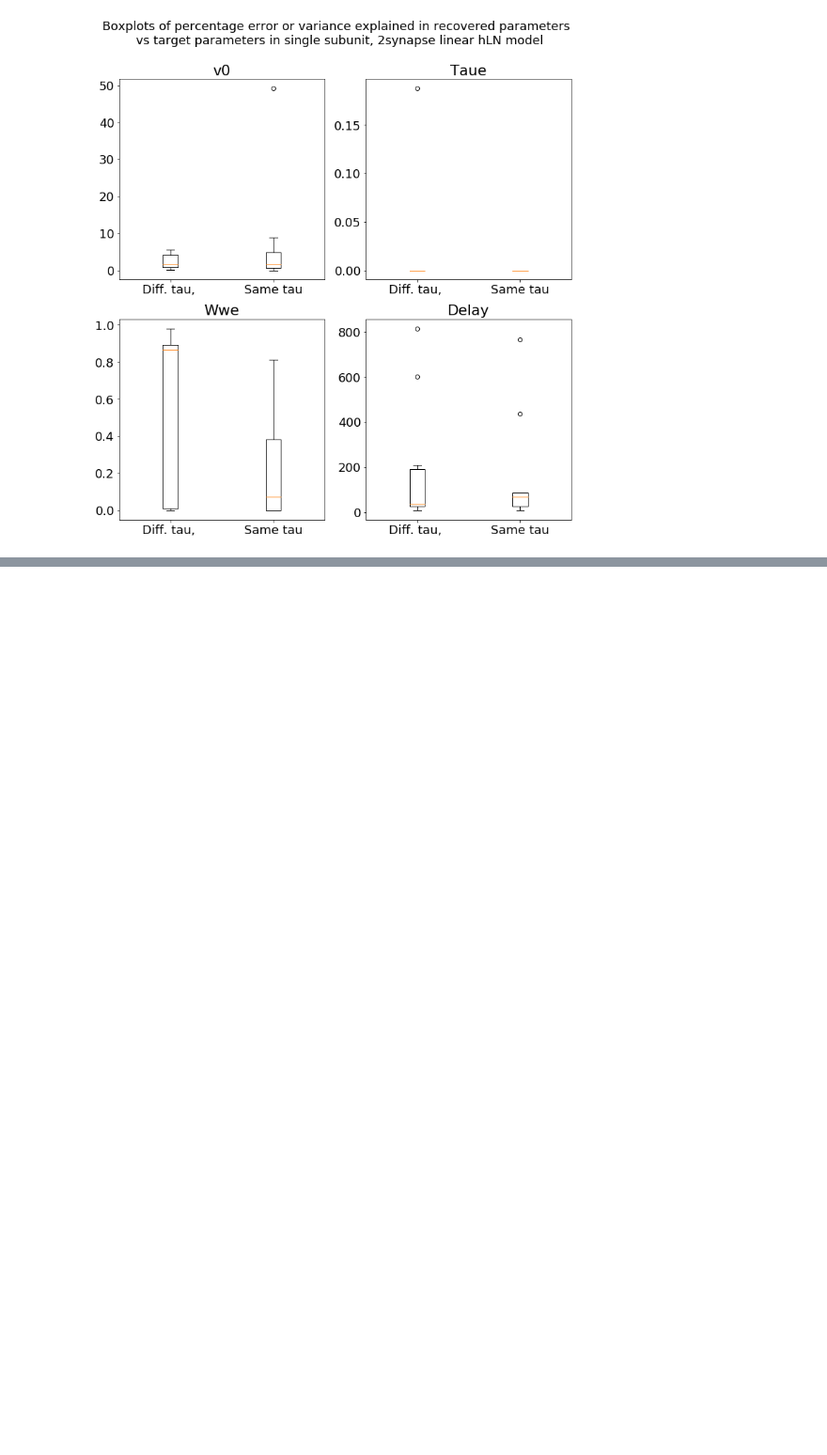
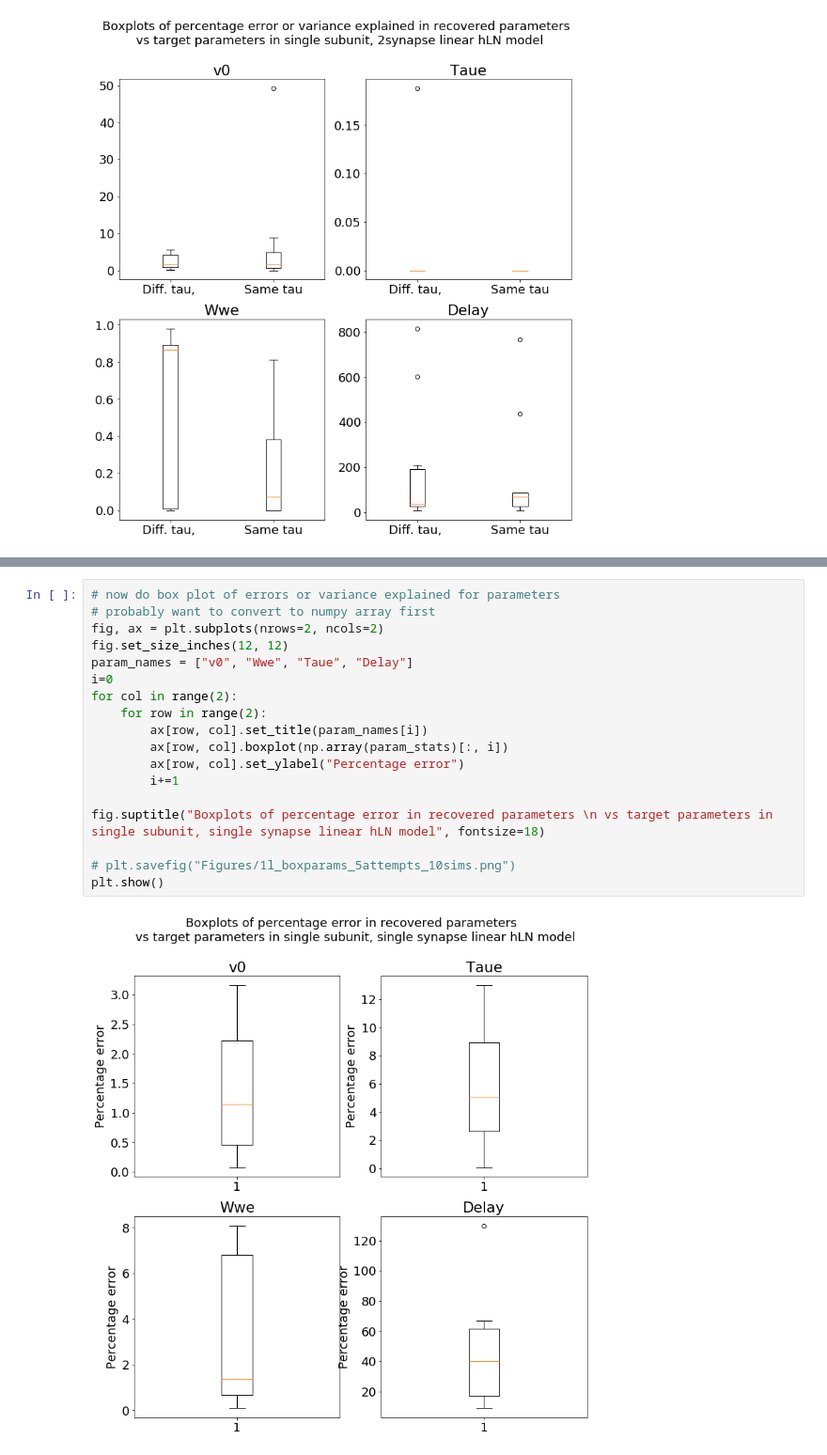
Before and after one commit to eap40/iib-neuro-proj, a Jupyter notebook: Notebooks/training_debug.ipynb, the cells around one changed output, grey strips where cells are left out. Shown at 94% size. Cells and saved outputs as stored; diff of their text form; blank space fills up the shorter version.

```diff
--- a/Notebooks/training_debug.ipynb
+++ b/Notebooks/training_debug.ipynb
@@ -1185,0 +1043,20 @@ def test_recovery(model, inputs, num_sims, enforce_params=False):
+# %%
+# now do box plot of errors or variance explained for parameters
+# probably want to convert to numpy array first
+fig, ax = plt.subplots(nrows=2, ncols=2)
+fig.set_size_inches(12, 12)
+param_names = ["v0", "Wwe", "Taue", "Delay"]
+i=0
+for col in range(2):
+    for row in range(2):
+        ax[row, col].set_title(param_names[i])
+        ax[row, col].boxplot(np.array(param_stats)[:, i])
+        ax[row, col].set_ylabel("Percentage error")
+        i+=1
+
+fig.suptitle("Boxplots of percentage error in recovered parameters \n vs target parameters in single subunit, single synapse linear hLN model", fontsize=18)
+
+# plt.savefig("Figures/1l_boxparams_5attempts_10sims.png")
+plt.show()
+# %% [output]
+[figure, added]
```
Also changed, not shown: parts of 25 cells of this notebook.
